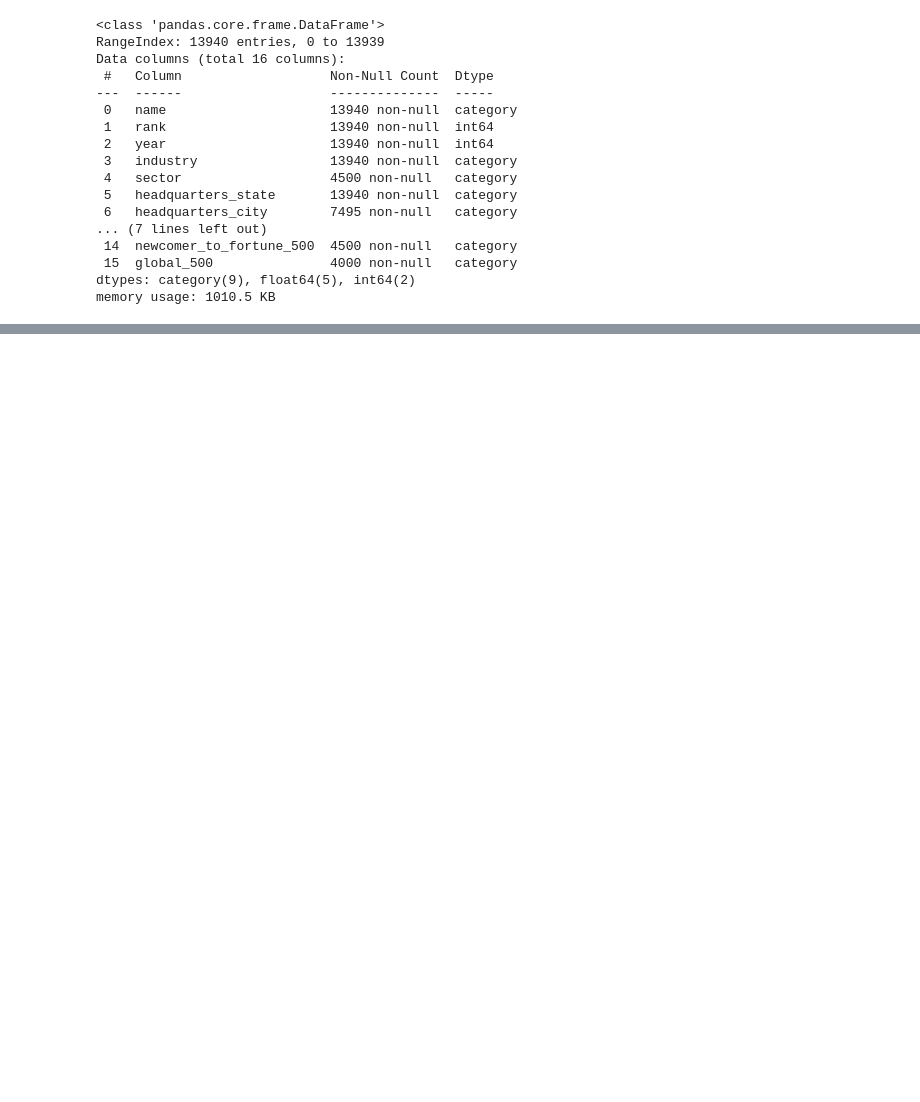
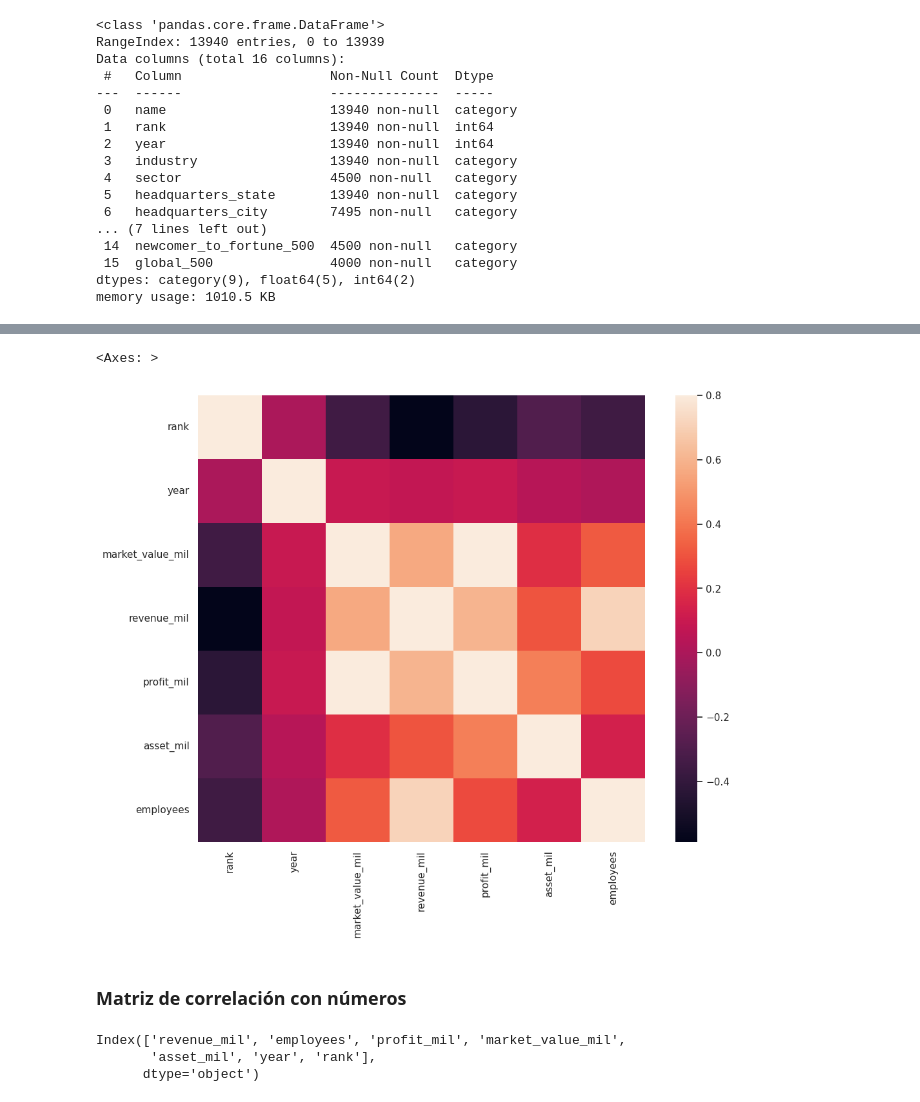
Before and after one commit to avanegasp/unicatalu-a, a Jupyter notebook: Practica_individual_Ucataluña.ipynb, the cells around one changed output, grey strips where cells are left out. Cells and saved outputs as stored; diff of their text form; code cells hidden in the pictures; blank space fills up the shorter version.

```diff
--- a/Practica_individual_Ucataluña.ipynb
+++ b/Practica_individual_Ucataluña.ipynb
@@ -5,6 +5,8 @@ import pandas as pd
 import numpy as np
 import matplotlib.pyplot as plt
 import seaborn as sns
+sns.set_theme(palette="viridis")
+import matplotlib.patches as patches
 # %%
 from google.colab import drive
 drive.mount('/content/drive')
@@ -107,0 +214,2 @@ df_fortune['employees'] = df_fortune['employees'] * 1e6
+# %%
+corrmat = df_fortune.corr()
@@ -107,0 +227,8 @@ df_fortune['employees'] = df_fortune['employees'] * 1e6
+# %%
+f, ax = plt.subplots(figsize=(12,9))
+sns.heatmap(corrmat, vmax= 0.8, square= True)
+# %% [output]
+<Axes: >
+[figure, added]
+# %% [markdown]
+### Matriz de correlación con números
@@ -107,0 +239,6 @@ df_fortune['employees'] = df_fortune['employees'] * 1e6
+# %%
+cols
+# %% [output]
+Index(['revenue_mil', 'employees', 'profit_mil', 'market_value_mil',
+       'asset_mil', 'year', 'rank'],
+      dtype='object')
```
Also changed, not shown: parts of 106 cells of this notebook.
